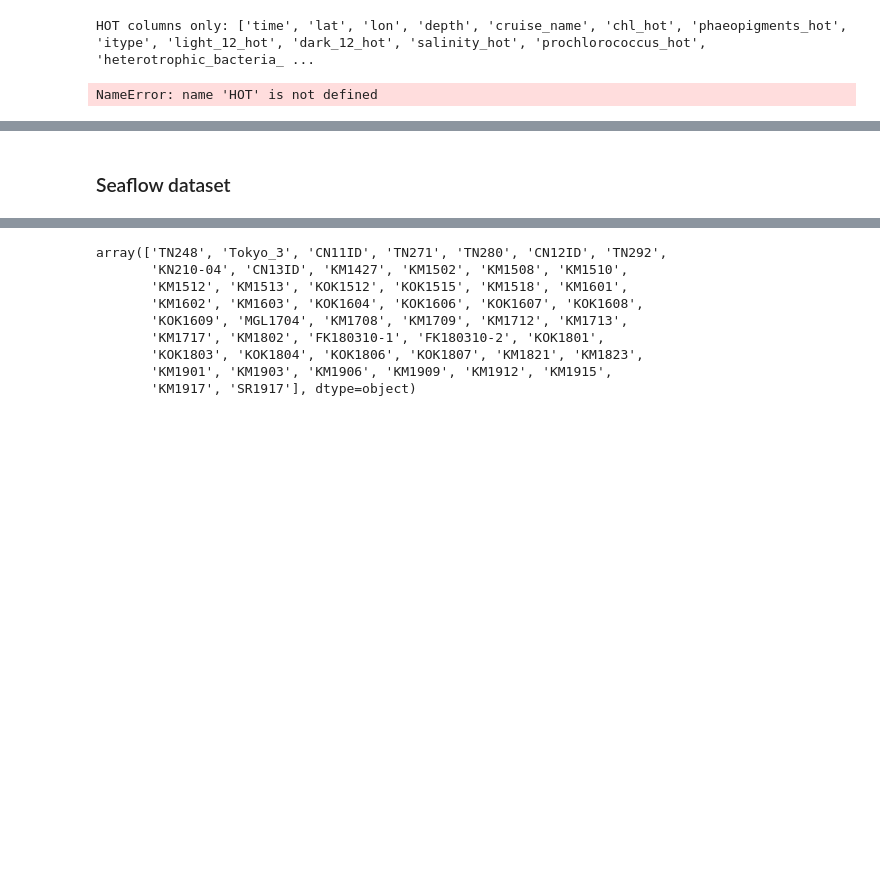
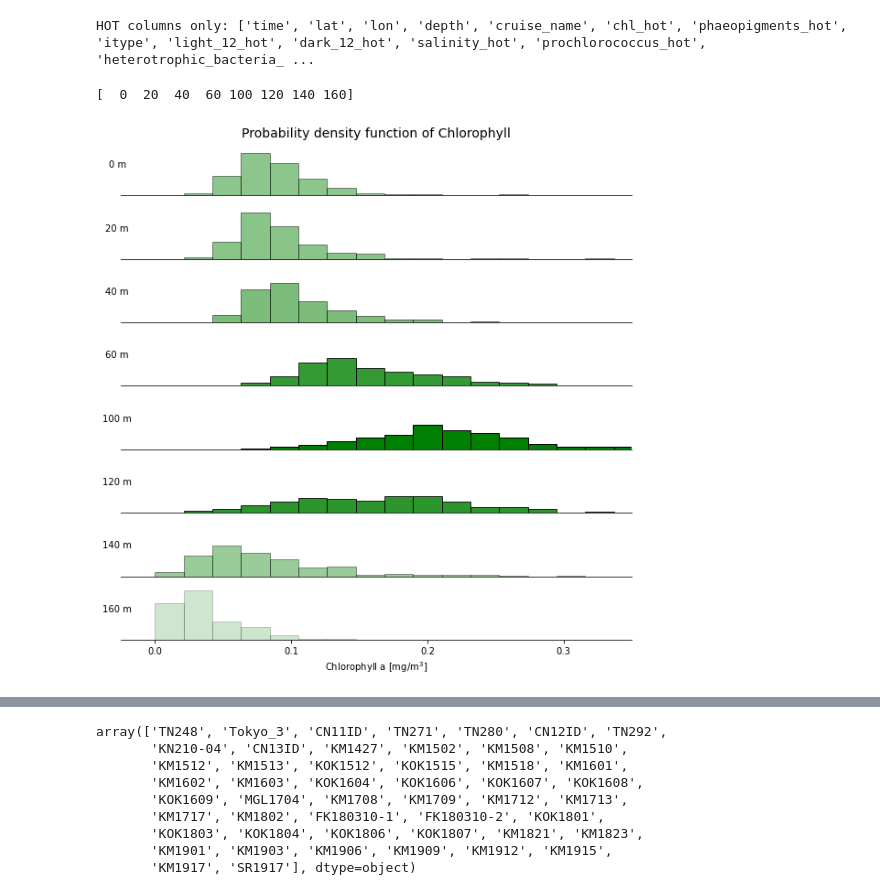
Before and after one commit to gmanuch/DataScienceOceanography, a Jupyter notebook: Tutorials/BO/phyto_tutorial_gm.ipynb, the cells around one changed output, grey strips where cells are left out. Cells and saved outputs as stored; diff of their text form; code cells hidden in the pictures; blank space fills up the shorter version.

```diff
--- a/Tutorials/BO/phyto_tutorial_gm.ipynb
+++ b/Tutorials/BO/phyto_tutorial_gm.ipynb
@@ -172,24 +209,43 @@ HOT columns only: ['time', 'lat', 'lon', 'depth', 'cruise_name', 'chl_hot', 'pha
 #The HOT data comes at different depths, so let's make those into categories
 HOT['depth_cat'] = HOT['depth']//20*20;  #using the floor division operator // to create depth bins separated by 20m.
 HOT[HOT['depth_cat']==80]=np.nan;        #excluding categories where there is a small number of observations
-# %%
-fig, axes = joyplot(HOT, by = 'depth_cat', column = 'chl_hot',
-                    color='Green', fade = True,
-                    title='Deep Chlorophyll Maximum (DCM)',
-                    x_range=[-0.05,0.41],
-                    hist=True, bins=np.linspace(0, 0.4,30), overlap=0,
-                    figsize=(8,8))
-axes[-1].set_xlabel('Chlorophyll [mg/m$^3$]')
-axes[4].set_ylabel('Depth [m]')
-plt.savefig('chl_depth.pdf')
-plt.show()
-# %% [output]
-NameError: name 'HOT' is not defined
+# %%
+depth_bins=np.sort(HOT['depth_cat'].unique())
+depth_bins=depth_bins[~np.isnan(depth_bins)].astype(int)
+n=len(depth_bins)
+print(depth_bins)
+# %% [output]
+[  0  20  40  60 100 120 140 160]
+# %%
+fig, axs=plt.subplots(n,1, figsize=(10,10))
+
+axs=axs.flatten()
+
+for i in range(n):
+    data=HOT[HOT['depth_cat'] == depth_bins[i]]['chl_hot']
+    axs[i].hist(data,bins=np.linspace(0, 0.4,20), density=True,
+                histtype='bar', ec='black',color='Green',alpha=np.min((np.mean(data)/0.2,1)))
+    axs[i].set_yticks([])
+    axs[i].set_xlim((-0.025,0.35))
+    axs[i].set_ylim((0,20))
+
+    axs[i].set_xticks([])
+    axs[i].spines['top'].set_visible(False)
+    axs[i].spines['left'].set_visible(False)
+    axs[i].spines['right'].set_visible(False)
+    axs[i].set_ylabel(str(depth_bins[i]) + ' m', rotation='horizontal')
+
+axs[-1].set_xticks(np.linspace(0,0.3,4))
+axs[-1].set_xlabel('Chlorophyll a [mg/m$^3$]')
+axs[0].set_title('Probability density function of Chlorophyll', fontsize=14);
+
+plt.savefig('chl_depth.pdf')
+plt.show()
+# %% [output]
+[figure, added]
 # %% [markdown]
 ## What micro-organisms are there in the ocean?
 
 <img src="organisms.png"/>
 
 Armbrust, E. V., & Palumbi, S. R. (2015). Uncovering hidden worlds of ocean biodiversity. Science, 348(6237), 865-867. https://doi.org/10.1126/science.aaa7378
-# %% [markdown]
-### Seaflow dataset
```
Also changed, not shown: parts of 30 cells of this notebook, 7 other files.
